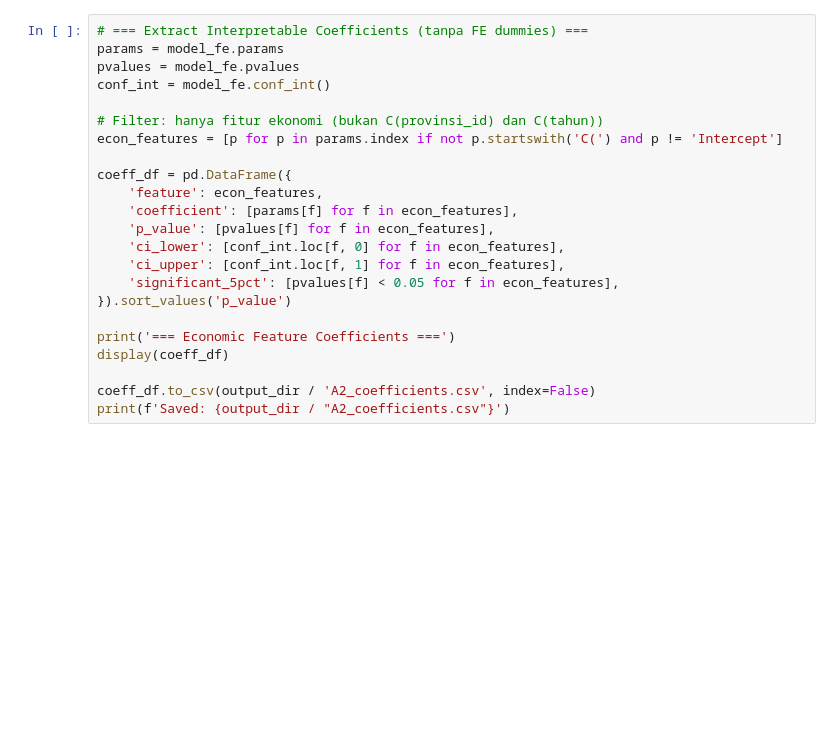
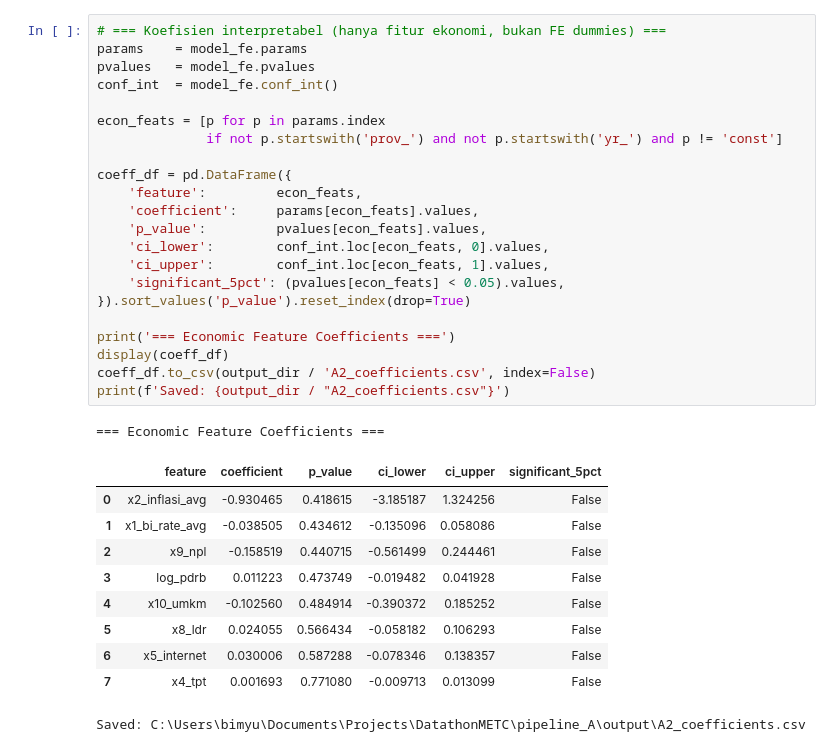
Before and after one commit to bimyusufk/Microsoft-Datathon-TWP90-Early-Warning-System, a Jupyter notebook: pipeline_A/A2_panel_fixed_effects.ipynb, the cells around one changed output. Cells and saved outputs as stored; diff of their text form; blank space fills up the shorter version.

```diff
--- a/pipeline_A/A2_panel_fixed_effects.ipynb
+++ b/pipeline_A/A2_panel_fixed_effects.ipynb
@@ -179,24 +202,35 @@ print(f'Saved: {output_dir / "A2_metrics.csv"}')
 # %%
-# === Extract Interpretable Coefficients (tanpa FE dummies) ===
-params = model_fe.params
-pvalues = model_fe.pvalues
-conf_int = model_fe.conf_int()
+# === Koefisien interpretabel (hanya fitur ekonomi, bukan FE dummies) ===
+params    = model_fe.params
+pvalues   = model_fe.pvalues
+conf_int  = model_fe.conf_int()
 
-# Filter: hanya fitur ekonomi (bukan C(provinsi_id) dan C(tahun))
-econ_features = [p for p in params.index if not p.startswith('C(') and p != 'Intercept']
+econ_feats = [p for p in params.index
+              if not p.startswith('prov_') and not p.startswith('yr_') and p != 'const']
 
 coeff_df = pd.DataFrame({
-    'feature': econ_features,
-    'coefficient': [params[f] for f in econ_features],
-    'p_value': [pvalues[f] for f in econ_features],
-    'ci_lower': [conf_int.loc[f, 0] for f in econ_features],
-    'ci_upper': [conf_int.loc[f, 1] for f in econ_features],
-    'significant_5pct': [pvalues[f] < 0.05 for f in econ_features],
-}).sort_values('p_value')
+    'feature':         econ_feats,
+    'coefficient':     params[econ_feats].values,
+    'p_value':         pvalues[econ_feats].values,
+    'ci_lower':        conf_int.loc[econ_feats, 0].values,
+    'ci_upper':        conf_int.loc[econ_feats, 1].values,
+    'significant_5pct': (pvalues[econ_feats] < 0.05).values,
+}).sort_values('p_value').reset_index(drop=True)
 
 print('=== Economic Feature Coefficients ===')
 display(coeff_df)
-
 coeff_df.to_csv(output_dir / 'A2_coefficients.csv', index=False)
 print(f'Saved: {output_dir / "A2_coefficients.csv"}')
+# %% [output]
+=== Economic Feature Coefficients ===
+|  | feature | coefficient | p_value | ci_lower | ci_upper | significant_5pct |
+| 0 | x2_inflasi_avg | -0.930465 | 0.418615 | -3.185187 | 1.324256 | False |
+| 1 | x1_bi_rate_avg | -0.038505 | 0.434612 | -0.135096 | 0.058086 | False |
+| 2 | x9_npl | -0.158519 | 0.440715 | -0.561499 | 0.244461 | False |
+| 3 | log_pdrb | 0.011223 | 0.473749 | -0.019482 | 0.041928 | False |
+| 4 | x10_umkm | -0.102560 | 0.484914 | -0.390372 | 0.185252 | False |
+| 5 | x8_ldr | 0.024055 | 0.566434 | -0.058182 | 0.106293 | False |
+| 6 | x5_internet | 0.030006 | 0.587288 | -0.078346 | 0.138357 | False |
+| 7 | x4_tpt | 0.001693 | 0.771080 | -0.009713 | 0.013099 | False |
+Saved: C:\Users\bimyu\Documents\Projects\DatathonMETC\pipeline_A\output\A2_coefficients.csv
 # %%
```
Also changed, not shown: parts of 13 cells of this notebook, 9 other files.
